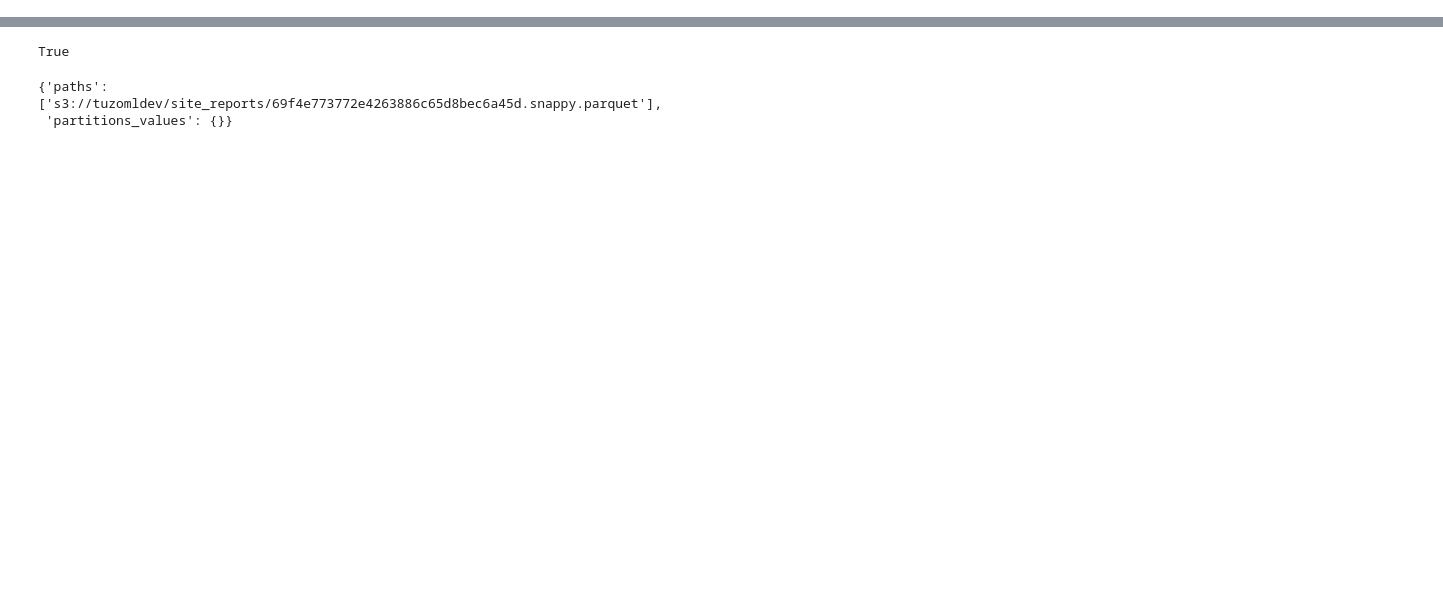
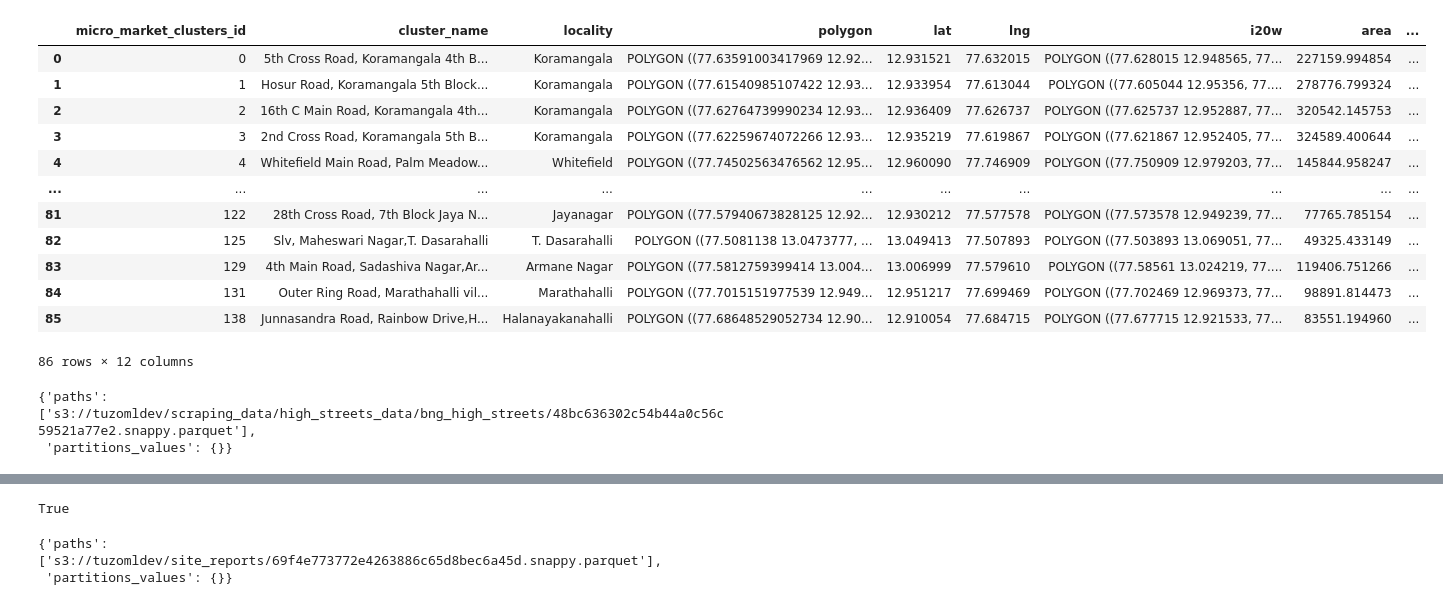
Before and after one commit to Jyotiraditya-kumar/SiteReportsV2, a Jupyter notebook: notebooks/site_report_to_athena.ipynb, the cells around one changed output, grey strips where cells are left out. Drawn from its saved outputs; the diff is of its cells as text; code cells hidden in the pictures; blank space fills up the shorter version.

Commit message:
site report v2

```diff
--- a/notebooks/site_report_to_athena.ipynb
+++ b/notebooks/site_report_to_athena.ipynb
@@ -1 +171,27 @@
+# %%
+df = pd.read_csv(
+    "/media/jyotiraditya/Ultra Touch/repos/SiteReports/data/common_data/blr_cluster_geom.csv")
+# %%
+df
+# %% [output]
+|  | micro_market_clusters_id | cluster_name | locality | polygon | lat | lng | i20w | area | ... |
+| 0 | 0 | 5th Cross Road, Koramangala 4th B... | Koramangala | POLYGON ((77.63591003417969 12.92... | 12.931521 | 77.632015 | POLYGON ((77.628015 12.948565, 77... | 227159.994854 | ... |
+| 1 | 1 | Hosur Road, Koramangala 5th Block... | Koramangala | POLYGON ((77.61540985107422 12.93... | 12.933954 | 77.613044 | POLYGON ((77.605044 12.95356, 77.... | 278776.799324 | ... |
+| 2 | 2 | 16th C Main Road, Koramangala 4th... | Koramangala | POLYGON ((77.62764739990234 12.93... | 12.936409 | 77.626737 | POLYGON ((77.625737 12.952887, 77... | 320542.145753 | ... |
+| 3 | 3 | 2nd Cross Road, Koramangala 5th B... | Koramangala | POLYGON ((77.62259674072266 12.93... | 12.935219 | 77.619867 | POLYGON ((77.621867 12.952405, 77... | 324589.400644 | ... |
+| 4 | 4 | Whitefield Main Road, Palm Meadow... | Whitefield | POLYGON ((77.74502563476562 12.95... | 12.960090 | 77.746909 | POLYGON ((77.750909 12.979203, 77... | 145844.958247 | ... |
+| ... | ... | ... | ... | ... | ... | ... | ... | ... | ... |
+| 81 | 122 | 28th Cross Road, 7th Block Jaya N... | Jayanagar | POLYGON ((77.57940673828125 12.92... | 12.930212 | 77.577578 | POLYGON ((77.573578 12.949239, 77... | 77765.785154 | ... |
+| 82 | 125 | Slv, Maheswari Nagar,T. Dasarahalli | T. Dasarahalli | POLYGON ((77.5081138 13.0473777, ... | 13.049413 | 77.507893 | POLYGON ((77.503893 13.069051, 77... | 49325.433149 | ... |
+| 83 | 129 | 4th Main Road, Sadashiva Nagar,Ar... | Armane Nagar | POLYGON ((77.5812759399414 13.004... | 13.006999 | 77.579610 | POLYGON ((77.58561 13.024219, 77.... | 119406.751266 | ... |
+| 84 | 131 | Outer Ring Road, Marathahalli vil... | Marathahalli | POLYGON ((77.7015151977539 12.949... | 12.951217 | 77.699469 | POLYGON ((77.702469 12.969373, 77... | 98891.814473 | ... |
+| 85 | 138 | Junnasandra Road, Rainbow Drive,H... | Halanayakanahalli | POLYGON ((77.68648529052734 12.90... | 12.910054 | 77.684715 | POLYGON ((77.677715 12.921533, 77... | 83551.194960 | ... |
+86 rows × 12 columns
+# %%
+wr.catalog.delete_table_if_exists(table='bng_high_streets',database='datasets_prep')
+wr.s3.to_parquet(df, path="s3://tuzomldev/scraping_data/high_streets_data/bng_high_streets/",
+                 table='bng_high_streets', database='datasets_prep', mode='append',dataset=True)
+# %% [output]
+{'paths': ['s3://tuzomldev/scraping_data/high_streets_data/bng_high_streets/48bc636302c54b44a0c56c59521a77e2.snappy.parquet'],
+ 'partitions_values': {}}
 # %%
```
Also changed, not shown: parts of 12 cells of this notebook, 13 other files.
